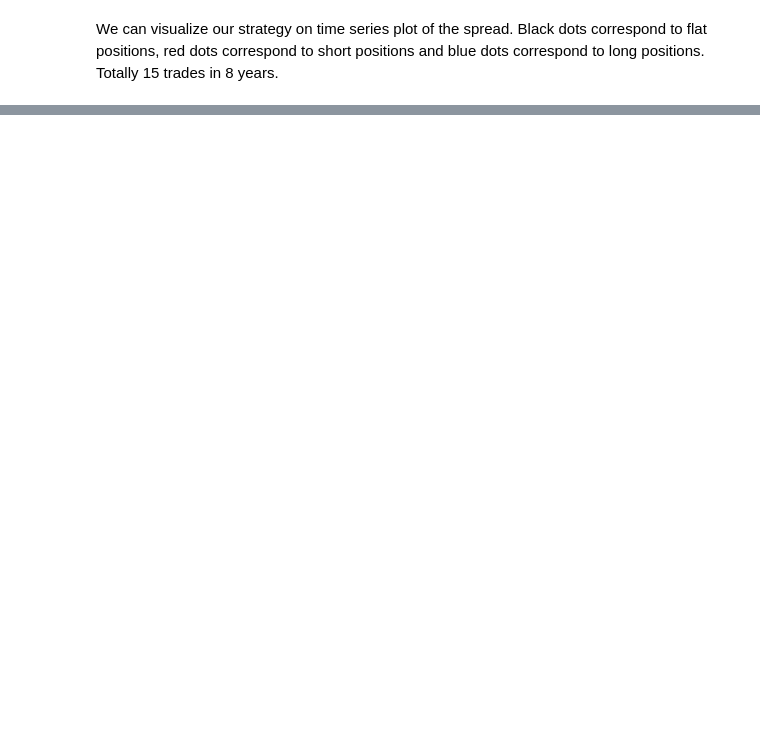
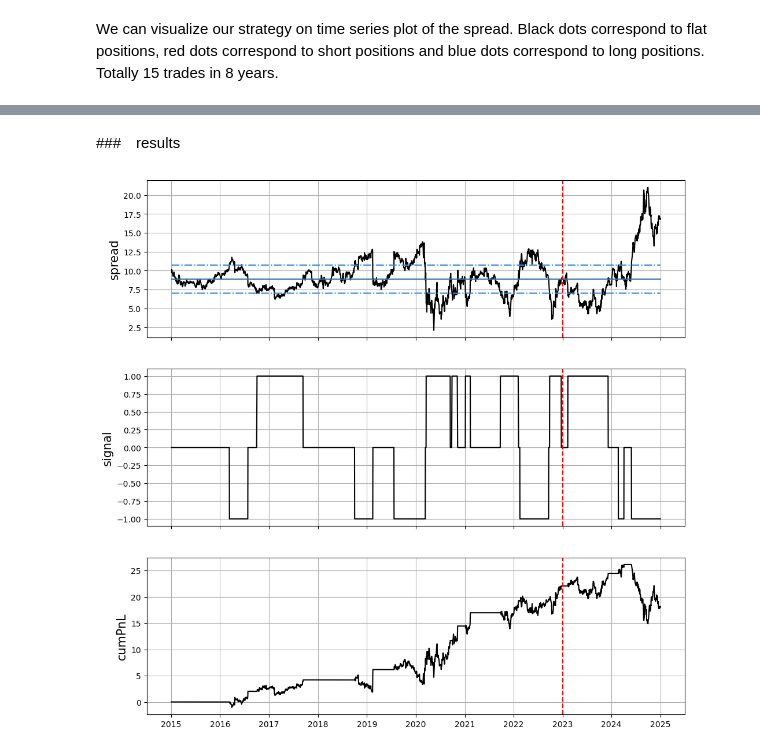
Before and after one commit to std92050/fin_math_110021515, a Jupyter notebook: strategy/mean reversion.ipynb, the cells around one changed output, grey strips where cells are left out. Cells and saved outputs as stored; diff of their text form; code cells hidden in the pictures; blank space fills up the shorter version.

```diff
--- a/strategy/mean reversion.ipynb
+++ b/strategy/mean reversion.ipynb
@@ -98,4 +79,0 @@ $$
-# %%
-b = 0.29752124
-spread =  data_2023["KO"] - b*  data_2023['PEP']
-plt.plot(spread)
@@ -331,0 +498,11 @@ plt.plot(data_2025['cumR'])
+# %% [markdown]
+###　results
+# %%
+df_ls = data.copy()
+beta = ls(df_ls,['KO','PEP'],datetime(2023,1,1))
+mu = np.mean( df_ls[df_ls.index<=datetime(2023,1,1)]['KO'] -
+             beta*df_ls[df_ls.index<=datetime(2023,1,1)]['PEP']  )
+df_ls,mu,U,L = pair_trading(mu,beta,df_ls,['KO','PEP'],
+                          separation_time=datetime(2023,1,1),width=1,plot=True)
+# %% [output]
+[figure, added]
```
Also changed, not shown: parts of 70 cells of this notebook, 2 other files.
